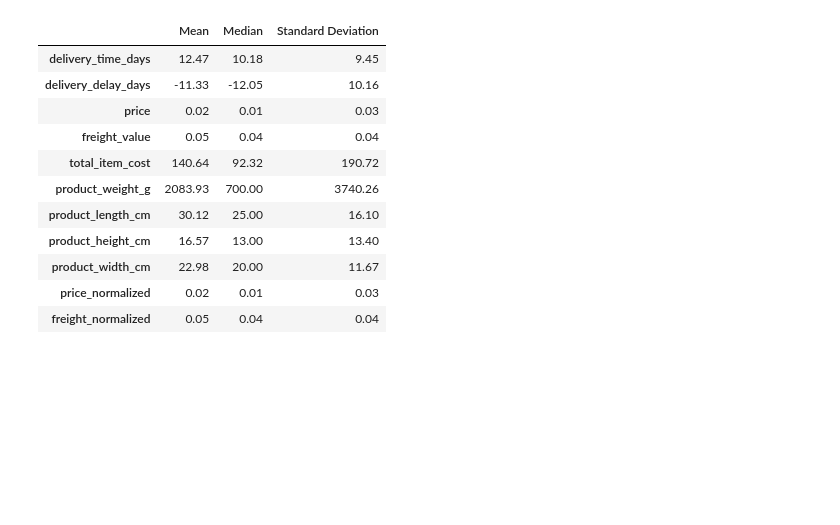
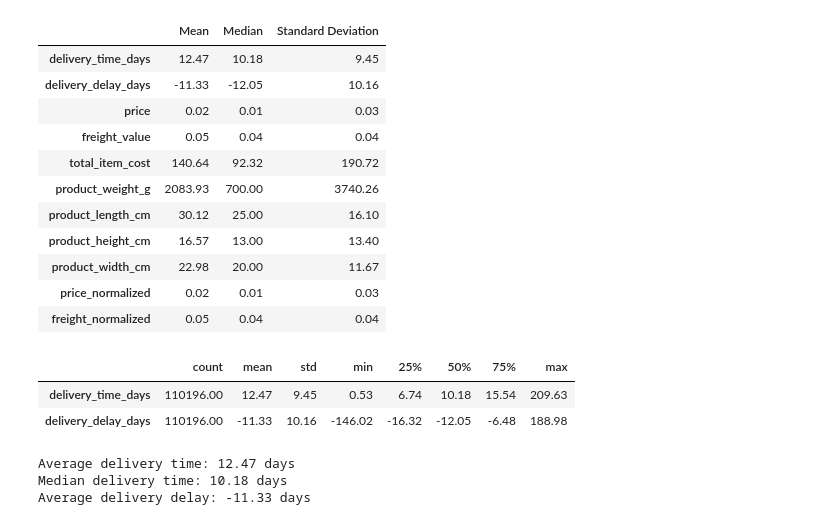
Before and after one commit to DRPatel75/Logistics_Data_Analysis, a Jupyter notebook: notebooks/03_advanced_eda_visualization.ipynb, the cells around one changed output. Saved outputs shown, nothing was run; the diff lists cells and outputs as text; code cells hidden in the pictures; blank space fills up the shorter version.

Commit message:
Add delivery statistics analysis with average, median, and descriptive metrics for delivery time and delay

```diff
--- a/notebooks/03_advanced_eda_visualization.ipynb
+++ b/notebooks/03_advanced_eda_visualization.ipynb
@@ -254,3 +254,29 @@ central_tendency
 | product_width_cm | 22.98 | 20.00 | 11.67 |
 | price_normalized | 0.02 | 0.01 | 0.03 |
 | freight_normalized | 0.05 | 0.04 | 0.04 |
+# %%
+delivery_stats = df[
+    [
+        "delivery_time_days",
+        "delivery_delay_days"
+    ]
+].describe().T
+
+delivery_stats
+# %% [output]
+|  | count | mean | std | min | 25% | 50% | 75% | max |
+| delivery_time_days | 110196.00 | 12.47 | 9.45 | 0.53 | 6.74 | 10.18 | 15.54 | 209.63 |
+| delivery_delay_days | 110196.00 | -11.33 | 10.16 | -146.02 | -16.32 | -12.05 | -6.48 | 188.98 |
+# %%
+print("Average delivery time:",
+      round(df["delivery_time_days"].mean(), 2), "days")
+
+print("Median delivery time:",
+      round(df["delivery_time_days"].median(), 2), "days")
+
+print("Average delivery delay:",
+      round(df["delivery_delay_days"].mean(), 2), "days")
+# %% [output]
+Average delivery time: 12.47 days
+Median delivery time: 10.18 days
+Average delivery delay: -11.33 days
```
